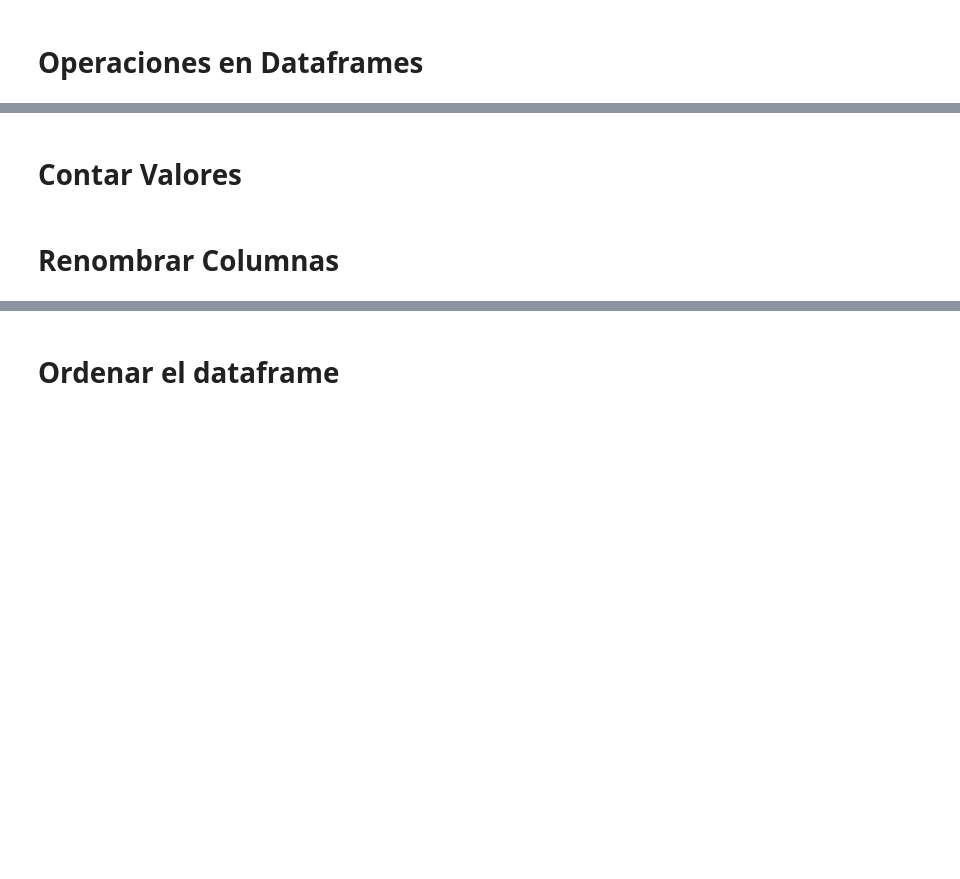
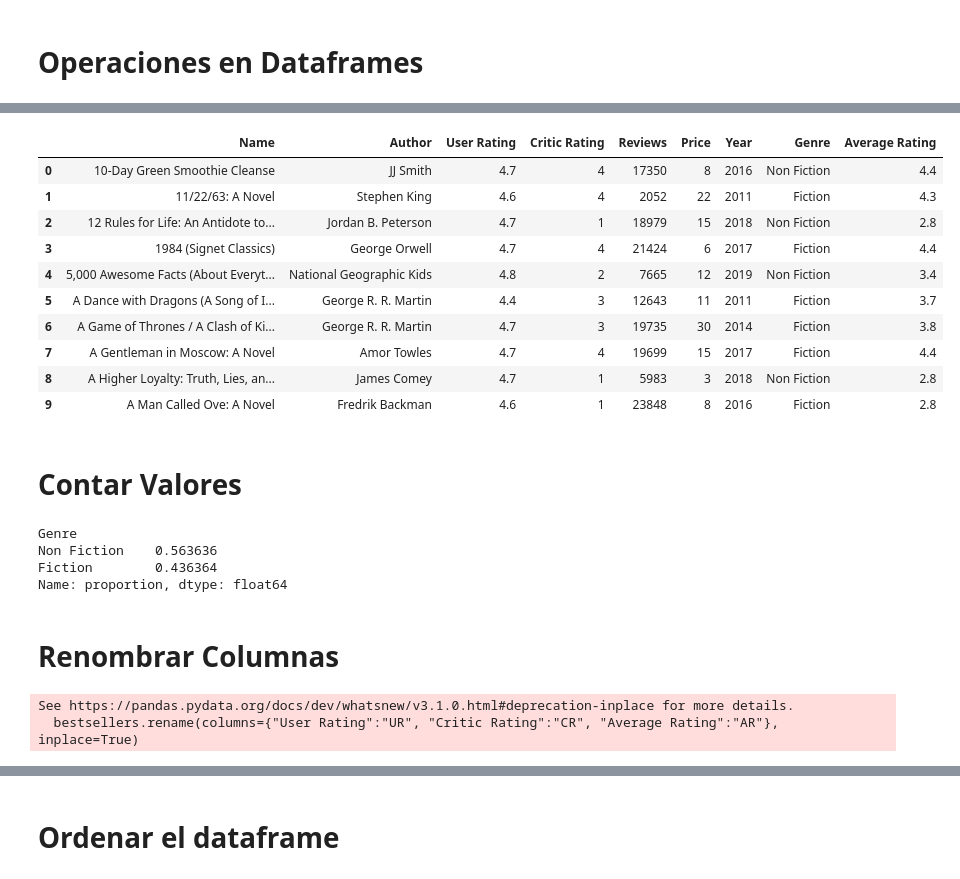
Before and after one commit to Miguelsre10/Optativa-Python, a Jupyter notebook: UD2/IntroPandasEjercicios/Introduccion a Pandas-Ejercicio.ipynb, the cells around one changed output, grey strips where cells are left out. Cells and saved outputs as stored; diff of their text form; code cells hidden in the pictures; blank space fills up the shorter version.

```diff
--- a/UD2/IntroPandasEjercicios/Introduccion a Pandas-Ejercicio.ipynb
+++ b/UD2/IntroPandasEjercicios/Introduccion a Pandas-Ejercicio.ipynb
@@ -110,3 +109,5 @@ bestsellers.head()
 # Operaciones en Dataframes
 # %%
 # crear una columna llamada "Average Rating" usando la sigueinte formula: Average Rating = (User Rating + Critic Rating)/2
+bestsellers['Average Rating'] = (bestsellers['User Rating'] + bestsellers['Critic Rating'])/2
+bestsellers.head()
@@ -113,12 +121,41 @@ bestsellers.head()
 # %%
 # usar la funcion "round" para redondear los valores del dataframe a 1 decimal y actualizar el dataframe
+bestsellers = bestsellers.round(1)
+bestsellers.head(10)
+# %% [output]
+|  | Name | Author | User Rating | Critic Rating | Reviews | Price | Year | Genre | Average Rating |
+| 0 | 10-Day Green Smoothie Cleanse | JJ Smith | 4.7 | 4 | 17350 | 8 | 2016 | Non Fiction | 4.4 |
+| 1 | 11/22/63: A Novel | Stephen King | 4.6 | 4 | 2052 | 22 | 2011 | Fiction | 4.3 |
+| 2 | 12 Rules for Life: An Antidote to... | Jordan B. Peterson | 4.7 | 1 | 18979 | 15 | 2018 | Non Fiction | 2.8 |
+| 3 | 1984 (Signet Classics) | George Orwell | 4.7 | 4 | 21424 | 6 | 2017 | Fiction | 4.4 |
+| 4 | 5,000 Awesome Facts (About Everyt... | National Geographic Kids | 4.8 | 2 | 7665 | 12 | 2019 | Non Fiction | 3.4 |
+| 5 | A Dance with Dragons (A Song of I... | George R. R. Martin | 4.4 | 3 | 12643 | 11 | 2011 | Fiction | 3.7 |
+| 6 | A Game of Thrones / A Clash of Ki... | George R. R. Martin | 4.7 | 3 | 19735 | 30 | 2014 | Fiction | 3.8 |
+| 7 | A Gentleman in Moscow: A Novel | Amor Towles | 4.7 | 4 | 19699 | 15 | 2017 | Fiction | 4.4 |
+| 8 | A Higher Loyalty: Truth, Lies, an... | James Comey | 4.7 | 1 | 5983 | 3 | 2018 | Non Fiction | 2.8 |
+| 9 | A Man Called Ove: A Novel | Fredrik Backman | 4.6 | 1 | 23848 | 8 | 2016 | Fiction | 2.8 |
 # %% [markdown]
 # Contar Valores
 # %%
 # contar elementos en columna "Genre" por categoria y devolver la frecuencia relativa
+
+# el true hace que devuelva la frecuencia relativa(en base 1) en vez de la frecuencia absoluta(veces que aparece)
+print(bestsellers['Genre'].value_counts(True))
+# %% [output]
+Genre
+Non Fiction    0.563636
+Fiction        0.436364
+Name: proportion, dtype: float64
 # %% [markdown]
 # Renombrar Columnas
 # %%
 # renombrar columnas "User Rating," "Critic Rating" y "Average Rating" a "UR," "CR" y "AR" Luego actualizar el dataframe con el parametro "inplace"
+
+#inplace esta deprecado
+bestsellers.rename(columns={"User Rating":"UR", "Critic Rating":"CR", "Average Rating":"AR"}, inplace=True)
+#bestsellers = bestsellers.rename(columns={"User Rating":"UR", "Critic Rating":"CR", "Average Rating":"AR"})
+# %% [output]
+See https://pandas.pydata.org/docs/dev/whatsnew/v3.1.0.html#deprecation-inplace for more details.
+  bestsellers.rename(columns={"User Rating":"UR", "Critic Rating":"CR", "Average Rating":"AR"}, inplace=True)
 # %%
 # mostrar 5 primeras filas
```
Also changed, not shown: parts of 7 cells of this notebook.
